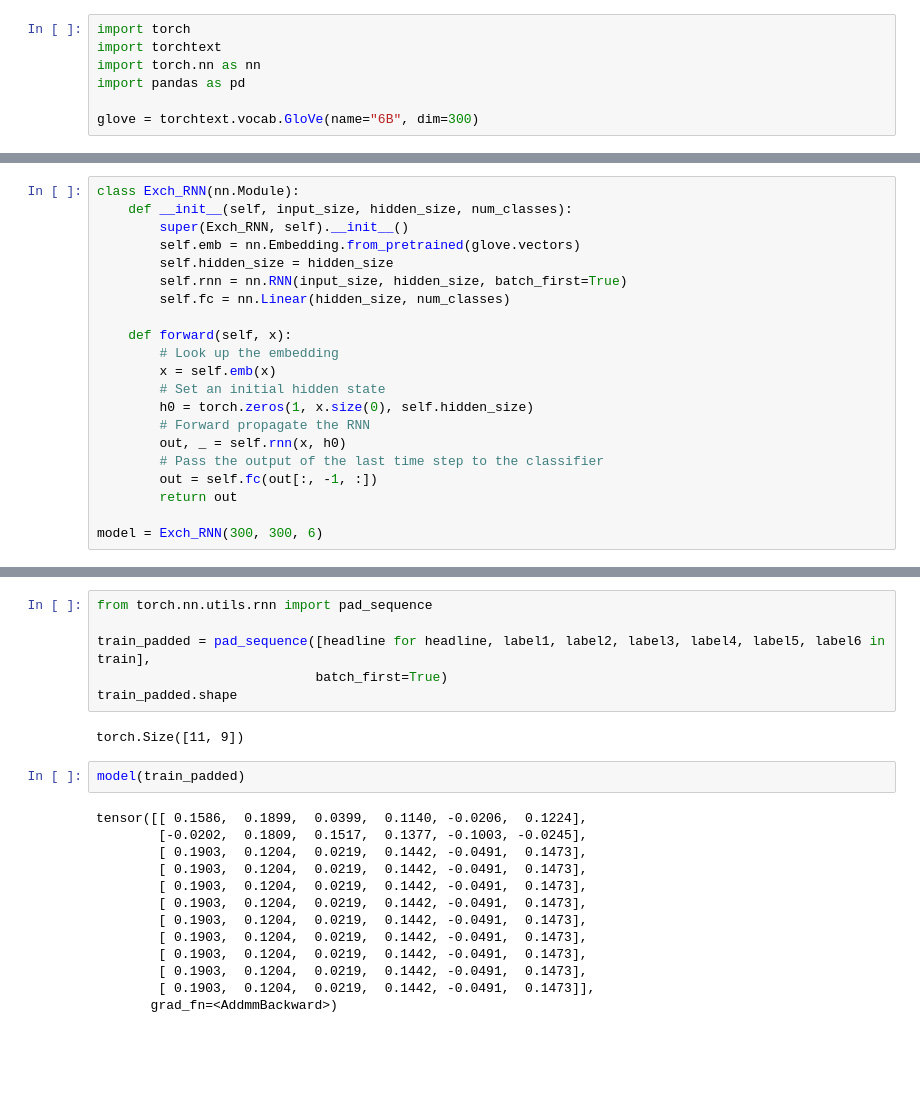
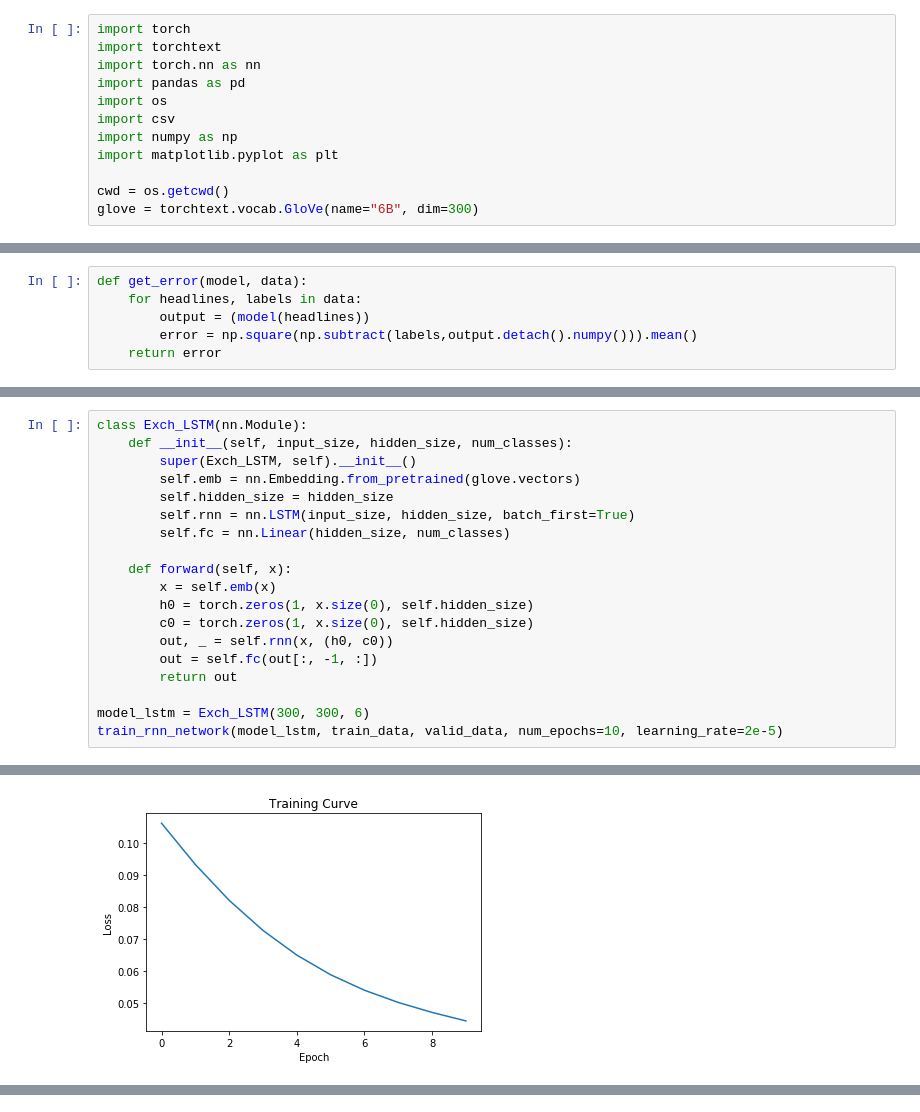
Before and after one commit to abdurj/exchg-rate-predictor, a Jupyter notebook: Headline to GloVe Vec.ipynb, the cells around one changed output, grey strips where cells are left out. Drawn from its saved outputs; the diff is of its cells as text; blank space fills up the shorter version.

```diff
--- a/Headline to GloVe Vec.ipynb
+++ b/Headline to GloVe Vec.ipynb
@@ -3,5 +3,10 @@ import torch
 import torchtext
 import torch.nn as nn
 import pandas as pd
+import os
+import csv
+import numpy as np
+import matplotlib.pyplot as plt
 
+cwd = os.getcwd()
 glove = torchtext.vocab.GloVe(name="6B", dim=300)
@@ -52,0 +94,6 @@ train, valid, test = get_ML_data(glove)
+# %%
+def get_error(model, data):
+    for headlines, labels in data:
+        output = (model(headlines))
+        error = np.square(np.subtract(labels,output.detach().numpy())).mean()
+    return error
@@ -53,21 +147,20 @@ train, valid, test = get_ML_data(glove)
 # %%
-class Exch_RNN(nn.Module):
+class Exch_LSTM(nn.Module):
     def __init__(self, input_size, hidden_size, num_classes):
-        super(Exch_RNN, self).__init__()
+        super(Exch_LSTM, self).__init__()
         self.emb = nn.Embedding.from_pretrained(glove.vectors)
         self.hidden_size = hidden_size
-        self.rnn = nn.RNN(input_size, hidden_size, batch_first=True)
+        self.rnn = nn.LSTM(input_size, hidden_size, batch_first=True)
         self.fc = nn.Linear(hidden_size, num_classes)
 
     def forward(self, x):
-        # Look up the embedding
         x = self.emb(x)
-        # Set an initial hidden state
         h0 = torch.zeros(1, x.size(0), self.hidden_size)
-        # Forward propagate the RNN
-        out, _ = self.rnn(x, h0)
-        # Pass the output of the last time step to the classifier
+        c0 = torch.zeros(1, x.size(0), self.hidden_size)
+        out, _ = self.rnn(x, (h0, c0))
         out = self.fc(out[:, -1, :])
         return out
 
-model = Exch_RNN(300, 300, 6)
+model_lstm = Exch_LSTM(300, 300, 6)
+train_rnn_network(model_lstm, train_data, valid_data, num_epochs=10, learning_rate=2e-5)
+# %% [output]
@@ -73,0 +177 @@ model = Exch_RNN(300, 300, 6)
+[figure, added]
@@ -74,23 +178,0 @@ model = Exch_RNN(300, 300, 6)
-# %%
-from torch.nn.utils.rnn import pad_sequence
-
-train_padded = pad_sequence([headline for headline, label1, label2, label3, label4, label5, label6 in train],
-                            batch_first=True)
-train_padded.shape
-# %% [output]
-torch.Size([11, 9])
-# %%
-model(train_padded)
-# %% [output]
-tensor([[ 0.1586,  0.1899,  0.0399,  0.1140, -0.0206,  0.1224],
-        [-0.0202,  0.1809,  0.1517,  0.1377, -0.1003, -0.0245],
-        [ 0.1903,  0.1204,  0.0219,  0.1442, -0.0491,  0.1473],
-        [ 0.1903,  0.1204,  0.0219,  0.1442, -0.0491,  0.1473],
-        [ 0.1903,  0.1204,  0.0219,  0.1442, -0.0491,  0.1473],
-        [ 0.1903,  0.1204,  0.0219,  0.1442, -0.0491,  0.1473],
-        [ 0.1903,  0.1204,  0.0219,  0.1442, -0.0491,  0.1473],
-        [ 0.1903,  0.1204,  0.0219,  0.1442, -0.0491,  0.1473],
-        [ 0.1903,  0.1204,  0.0219,  0.1442, -0.0491,  0.1473],
-        [ 0.1903,  0.1204,  0.0219,  0.1442, -0.0491,  0.1473],
-        [ 0.1903,  0.1204,  0.0219,  0.1442, -0.0491,  0.1473]],
-       grad_fn=<AddmmBackward>)
```
Also changed, not shown: parts of 7 cells of this notebook.
